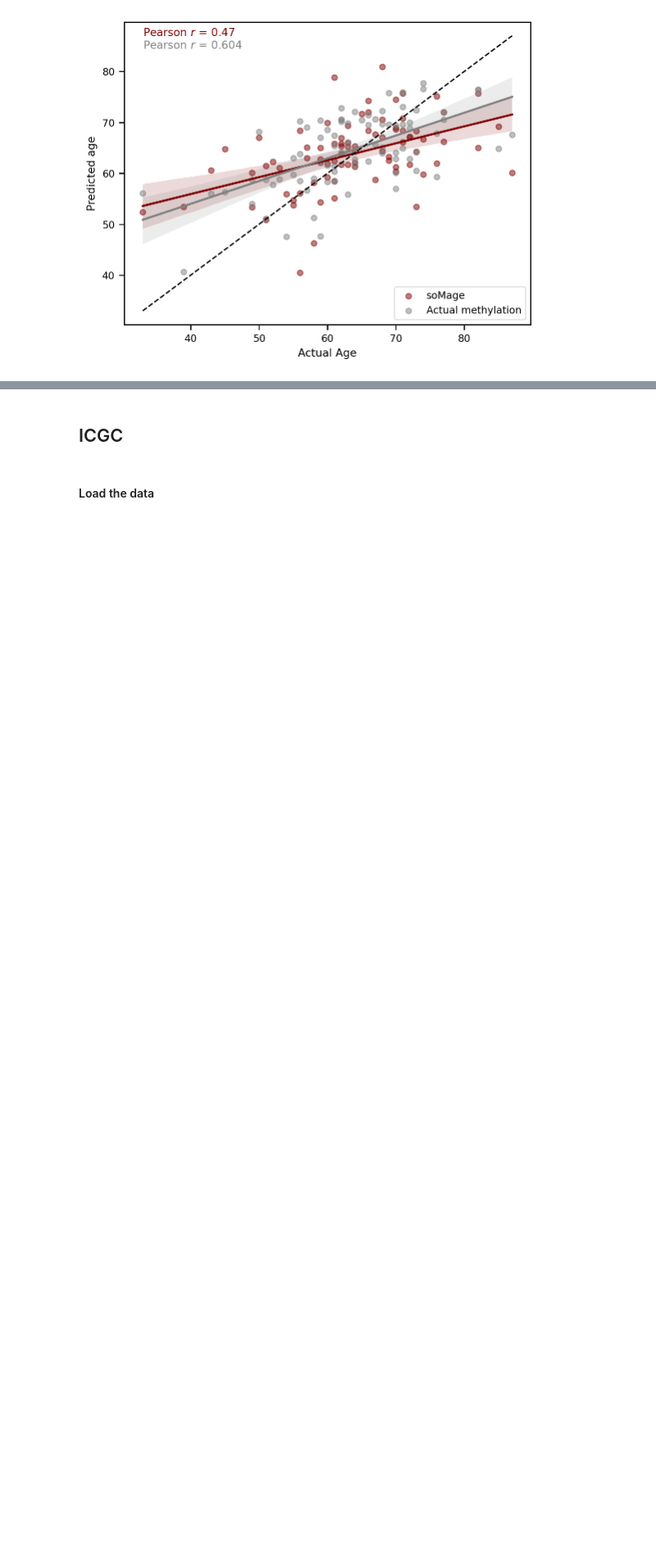
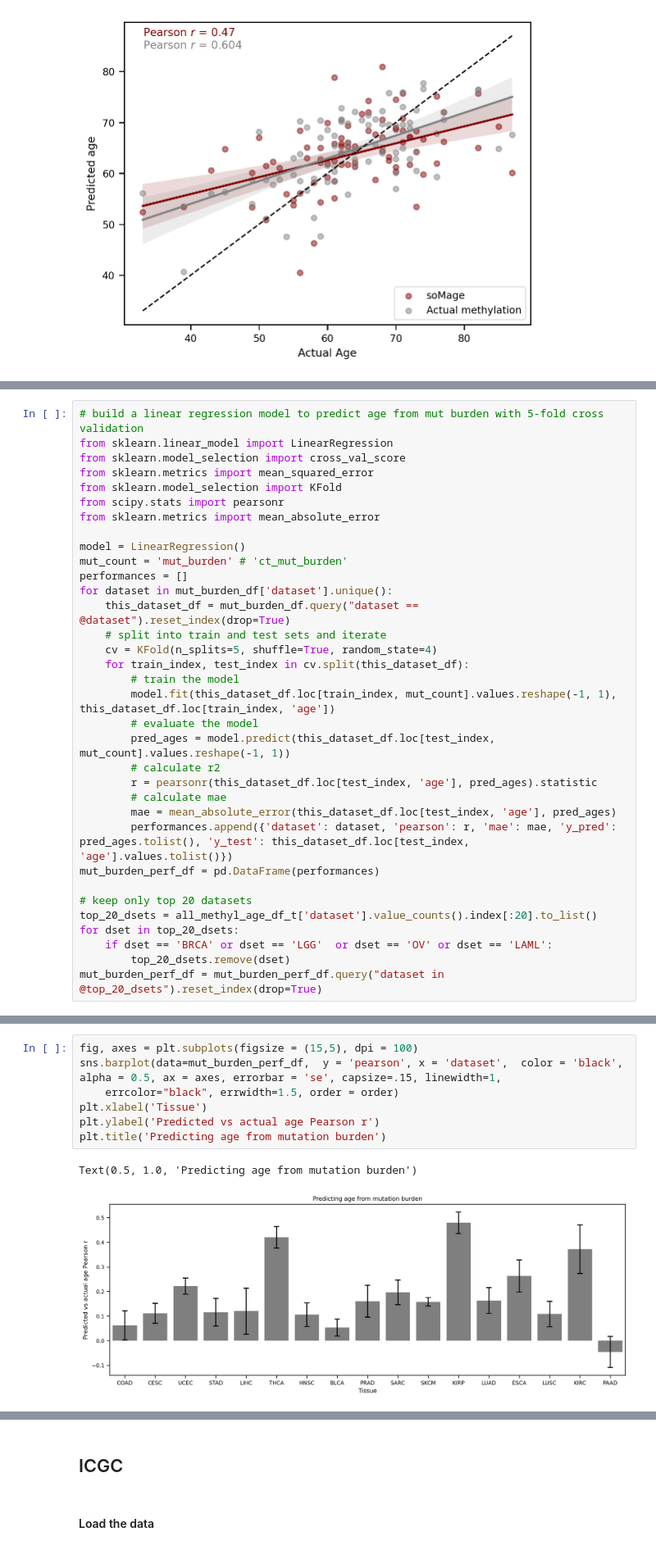
Before and after one commit to zanekoch/methylation_and_mutation, a Jupyter notebook: figure5_052523.ipynb, the cells around one changed output, grey strips where cells are left out. Shown at 82% size. Cells and saved outputs as stored; diff of their text form; blank space fills up the shorter version.

```diff
--- a/figure5_052523.ipynb
+++ b/figure5_052523.ipynb
@@ -609,0 +638,34 @@ plt.savefig('/cellar/users/zkoch/methylation_and_mutation/output_dirs/final_figu
+# %%
+# build a linear regression model to predict age from mut burden with 5-fold cross validation
+from sklearn.linear_model import LinearRegression
+from sklearn.model_selection import cross_val_score
+from sklearn.metrics import mean_squared_error
+from sklearn.model_selection import KFold
+from scipy.stats import pearsonr
+from sklearn.metrics import mean_absolute_error
+
+model = LinearRegression()
+mut_count = 'mut_burden' # 'ct_mut_burden'
+performances = []
+for dataset in mut_burden_df['dataset'].unique():
+    this_dataset_df = mut_burden_df.query("dataset == @dataset").reset_index(drop=True)
+    # split into train and test sets and iterate
+    cv = KFold(n_splits=5, shuffle=True, random_state=4)
+    for train_index, test_index in cv.split(this_dataset_df):
+        # train the model
+        model.fit(this_dataset_df.loc[train_index, mut_count].values.reshape(-1, 1), this_dataset_df.loc[train_index, 'age'])
+        # evaluate the model
+        pred_ages = model.predict(this_dataset_df.loc[test_index, mut_count].values.reshape(-1, 1))
+        # calculate r2
+        r = pearsonr(this_dataset_df.loc[test_index, 'age'], pred_ages).statistic
+        # calculate mae
+        mae = mean_absolute_error(this_dataset_df.loc[test_index, 'age'], pred_ages)
+        performances.append({'dataset': dataset, 'pearson': r, 'mae': mae, 'y_pred': pred_ages.tolist(), 'y_test': this_dataset_df.loc[test_index, 'age'].values.tolist()})
+mut_burden_perf_df = pd.DataFrame(performances)
+
+# keep only top 20 datasets
+top_20_dsets = all_methyl_age_df_t['dataset'].value_counts().index[:20].to_list()
+for dset in top_20_dsets:
+    if dset == 'BRCA' or dset == 'LGG'  or dset == 'OV' or dset == 'LAML':
+        top_20_dsets.remove(dset)
+mut_burden_perf_df = mut_burden_perf_df.query("dataset in @top_20_dsets").reset_index(drop=True)
@@ -609,0 +674,10 @@ plt.savefig('/cellar/users/zkoch/methylation_and_mutation/output_dirs/final_figu
+# %%
+fig, axes = plt.subplots(figsize = (15,5), dpi = 100)
+sns.barplot(data=mut_burden_perf_df,  y = 'pearson', x = 'dataset',  color = 'black', alpha = 0.5, ax = axes, errorbar = 'se', capsize=.15, linewidth=1,
+    errcolor="black", errwidth=1.5, order = order)
+plt.xlabel('Tissue')
+plt.ylabel('Predicted vs actual age Pearson r')
+plt.title('Predicting age from mutation burden')
+# %% [output]
+Text(0.5, 1.0, 'Predicting age from mutation burden')
+[figure, added]
```
Also changed, not shown: parts of 33 cells of this notebook, 7 other files.
